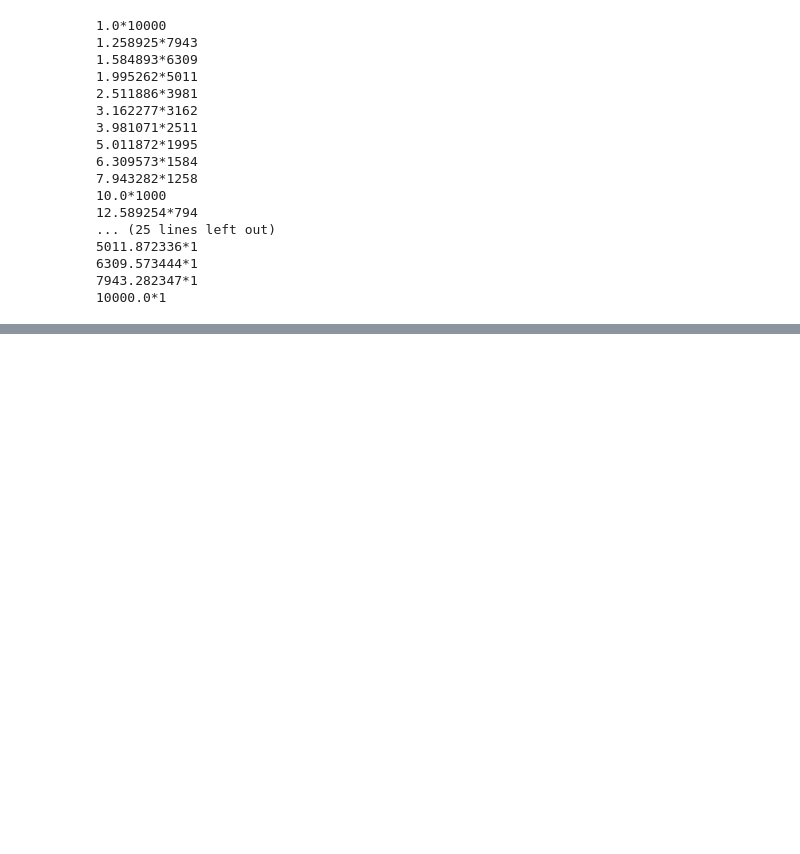
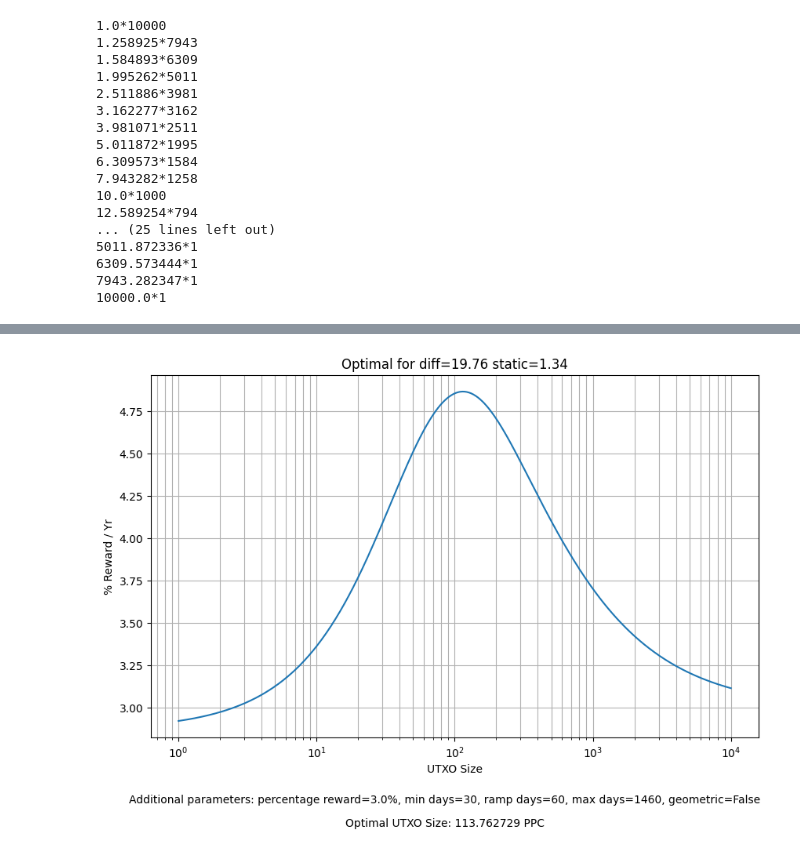
Before and after one commit to Nagalim/OptimumPeercoinUTXO, a Jupyter notebook: OptimumUTXO.ipynb, the cells around one changed output, grey strips where cells are left out. Saved outputs shown, nothing was run; the diff lists cells and outputs as text; code cells hidden in the pictures; blank space fills up the shorter version.

Commit message:
Beginning of Security Parameter Definition

```diff
--- a/OptimumUTXO.ipynb
+++ b/OptimumUTXO.ipynb
@@ -346,0 +366,42 @@ plt.show()
+# %%
+# Use Security definitions from here on out
+def Security_generateDailyProbs(outValue, diff):
+
+    # Here, we can easily absorb the arbitrary "60" constant into the arbitrary overall value of difficulty.
+    # If we want to do this with supply, we target the concept of 'outValue' as being a fundamentally supply-dependent variable
+    # If we want to do this with blocktime, we should address the difficulty directly as a security parameter.
+    adj = outValue * 60 / diff
+
+    # Independent probabilities
+    failDayProbs = (1 - Security_probSecs*adj)**SECDAY
+    mintDayProbs = 1 - failDayProbs
+
+    # Actual probability of mint on day assuming no mints before
+    cumFail = failDayProbs.cumprod()
+    # Prob of fail up-to now
+    cumPrevFail = np.insert(cumFail, 0, 1)[:MAX_DAYS]
+    # Prob of fail up-to now and success now gives chance of mint on this day
+    # Add probabilty of final day to represent no successful mints
+    return np.append(cumPrevFail*mintDayProbs, cumFail[-1])
+# %%
+# Only change here is the reference to the right generateDailyProbs function
+def Security_averageReward(outValue, diff, staticReward, geometric=GEOMETRIC):
+    probs = Security_generateDailyProbs(outValue, diff)
+    rewards = dailyRewards(outValue, staticReward)
+    weightedTime = (DAYS_WITH_NO_MINT*probs).sum()
+
+    if geometric:
+        returns = 1+rewards/outValue
+        weightedReturn = (returns**probs).prod()
+        return (weightedReturn**(DAYYEAR/weightedTime) - 1) * 100
+
+    # Arithmetic
+    returns = rewards/outValue
+    weightedReturn = (returns*probs).sum()
+    return (weightedReturn*(DAYYEAR/weightedTime)) * 100
+# %%
+# Only changes here are using the security references
+Security_rewardForSizes = np.fromiter((Security_averageReward(x, DIFF, STATIC_REWARD) for x in sizes), dtype=float)
+plotResults(Security_rewardForSizes, "% Reward / Yr", f"Optimal for diff={DIFF} static={STATIC_REWARD}")
+# %% [output]
+[figure, added]
```
Also changed, not shown: parts of 2 cells of this notebook.
